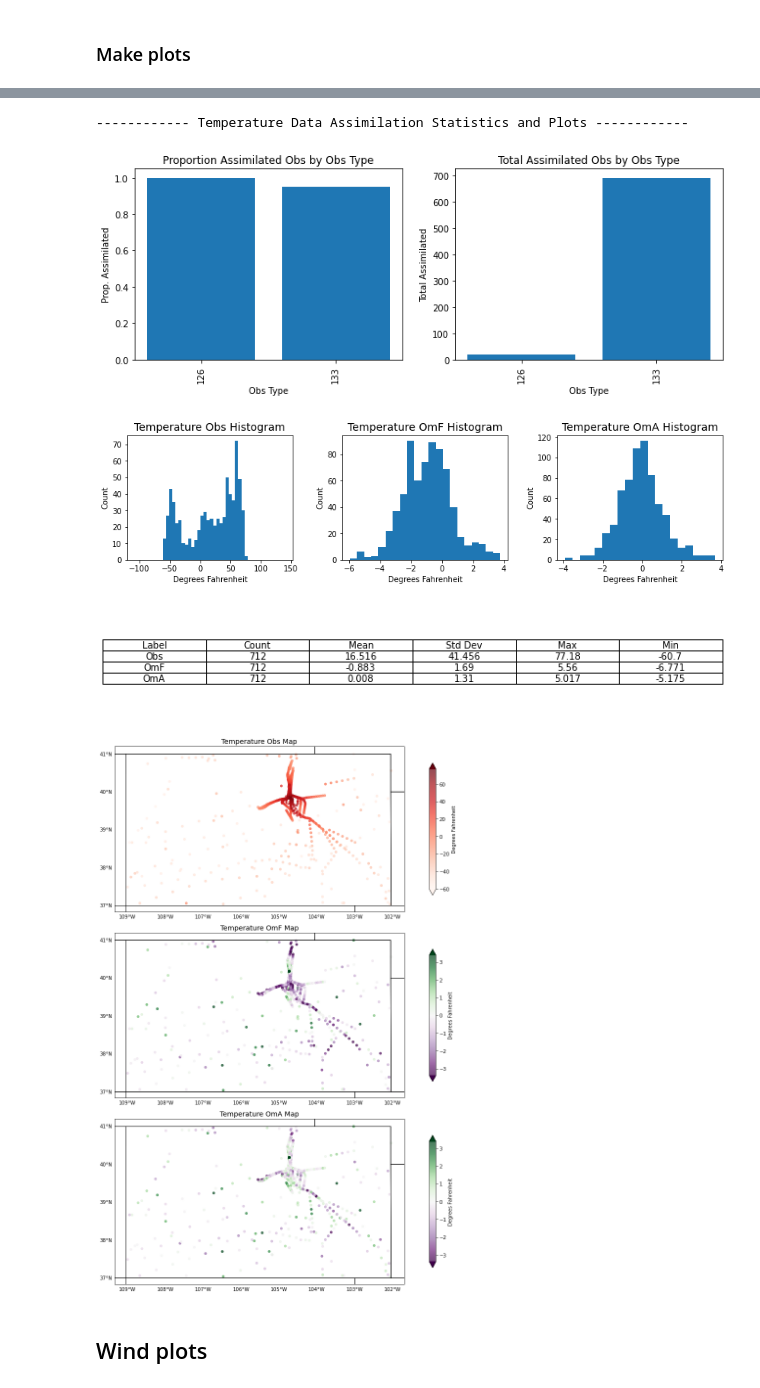
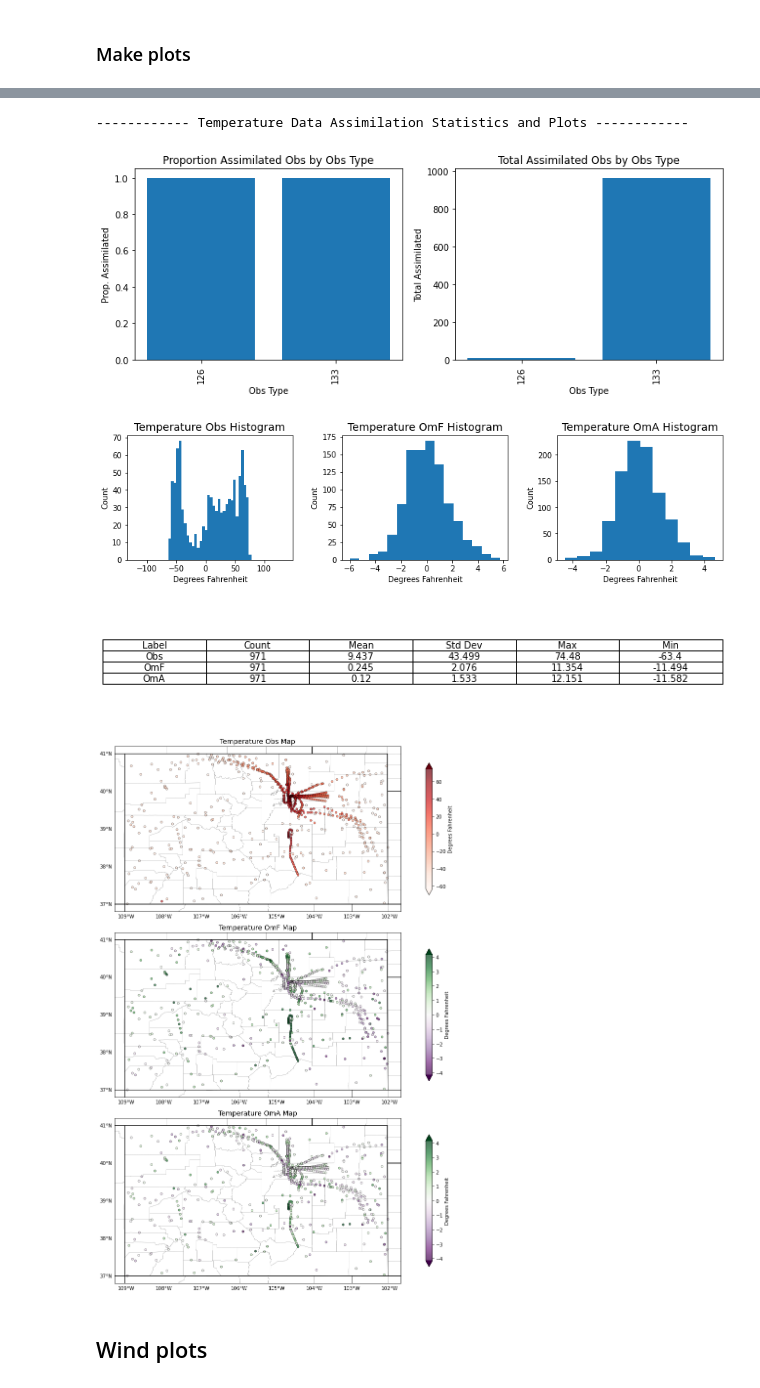
Before and after one commit to NOAA-GSL/pyDAmonitor, a Jupyter notebook: code/plot_interactive.ipynb, the cells around one changed output, grey strips where cells are left out. Cells and saved outputs as stored; diff of their text form; code cells hidden in the pictures.

```diff
--- a/code/plot_interactive.ipynb
+++ b/code/plot_interactive.ipynb
@@ -86,4 +93,6 @@ Plots created successfully, saved to in plots/t_2024072119_plots folder
 # %%
-to_share_norm = make_base_plots([df_ges_fil, df_anl_fil], diag_ges.metadata, zoom=False)
+to_share_norm = make_base_plots([rtma_df_ges_fil, rtma_df_anl_fil], rtma_diag_ges.metadata,
+                                zoom=False)
+# make_base_plots([rtma_df_ges_fil, rtma_df_anl_fil], diag_ges.metadata, shared_norm = to_share_norm, zoom=False)
 # %% [output]
 ------------ Temperature Data Assimilation Statistics and Plots ------------
@@ -95,7 +104,7 @@ to_share_norm = make_base_plots([df_ges_fil, df_anl_fil], diag_ges.metadata, zoo
 # RRFS Diag Files
 # %%
 #temperature diag files jet
-diag_ges_fp = f'/lfs4/BMC/nrtrr/NCO_dirs/v0.9.5/com/prod/rrfs.{day_str}/{hour_str}/diag_conv_{variable}_ges.{date_str}.nc4.gz'
-diag_anl_fp = f'/lfs4/BMC/nrtrr/NCO_dirs/v0.9.5/com/prod/rrfs.{day_str}/{hour_str}/diag_conv_{variable}_anl.{date_str}.nc4.gz'
+rrfs_diag_ges_fp = f'/lfs4/BMC/nrtrr/NCO_dirs/v0.9.5/com/prod/rrfs.{day_str}/{hour_str}/diag_conv_{variable}_ges.{date_str}.nc4.gz'
+rrfs_diag_anl_fp = f'/lfs4/BMC/nrtrr/NCO_dirs/v0.9.5/com/prod/rrfs.{day_str}/{hour_str}/diag_conv_{variable}_anl.{date_str}.nc4.gz'
 # %%
 # #temperature diag files local
@@ -108,7 +117,7 @@ diag_ges_fp
 # %% [markdown]
 ## Query data
 # %%
-diag_ges = Conventional(diag_ges_fp)
-diag_anl = Conventional(diag_anl_fp)
-df_ges = diag_ges.get_data()
-df_anl = diag_anl.get_data()
+rrfs_diag_ges = Conventional(rrfs_diag_ges_fp)
+rrfs_diag_anl = Conventional(rrfs_diag_anl_fp)
+rrfs_df_ges = rrfs_diag_ges.get_data()
+rrfs_df_anl = rrfs_diag_anl.get_data()
@@ -118,12 +135,12 @@ df_anl = diag_anl.get_data()
 ### Set filter arguments
 # %%
 # temp examples
-# fil_dfs = filter_df([df_anl, df_ges], use =1)
-fil_dfs = filter_df([df_anl, df_ges], obs_types=obs_types_air_temp,
+# rrfs_fil_dfs = filter_df([rrfs_df_anl, rrfs_df_ges], use =1)
+rrfs_fil_dfs = filter_df([rrfs_df_anl, rrfs_df_ges], obs_types=obs_types_air_temp, use=1,
                     lat_range=co_lats,lon_range=co_lons)
 
-df_anl_fil = fil_dfs[0]
-df_ges_fil = fil_dfs[1]
-print(len(df_anl_fil))
-print(len(df_ges_fil))
+rrfs_df_anl_fil = rrfs_fil_dfs[0]
+rrfs_df_ges_fil = rrfs_fil_dfs[1]
+print(len(rrfs_df_anl_fil))
+print(len(rrfs_df_ges_fil))
 # %% [output]
@@ -140,11 +153,11 @@ Plots created successfully, saved to in plots/t_2024072119_plots folder
 # %%
-make_base_plots([df_ges_fil, df_anl_fil], diag_ges.metadata, shared_norm = to_share_norm, zoom=False)
+make_base_plots([rrfs_df_ges_fil, rrfs_df_anl_fil], rrfs_diag_ges.metadata, shared_norm = to_share_norm, zoom=False)
 # %% [output]
 ------------ Temperature Data Assimilation Statistics and Plots ------------
-[figure, old version]
+[figure, new version]
-[figure, old version]
+[figure, new version]
-[figure, old version]
+[figure, new version]
-[figure, old version]
+[figure, new version]
 # %% [markdown]
 ## Wind plots
 # %%
```
Also changed, not shown: parts of 23 cells of this notebook, 52 other files.
